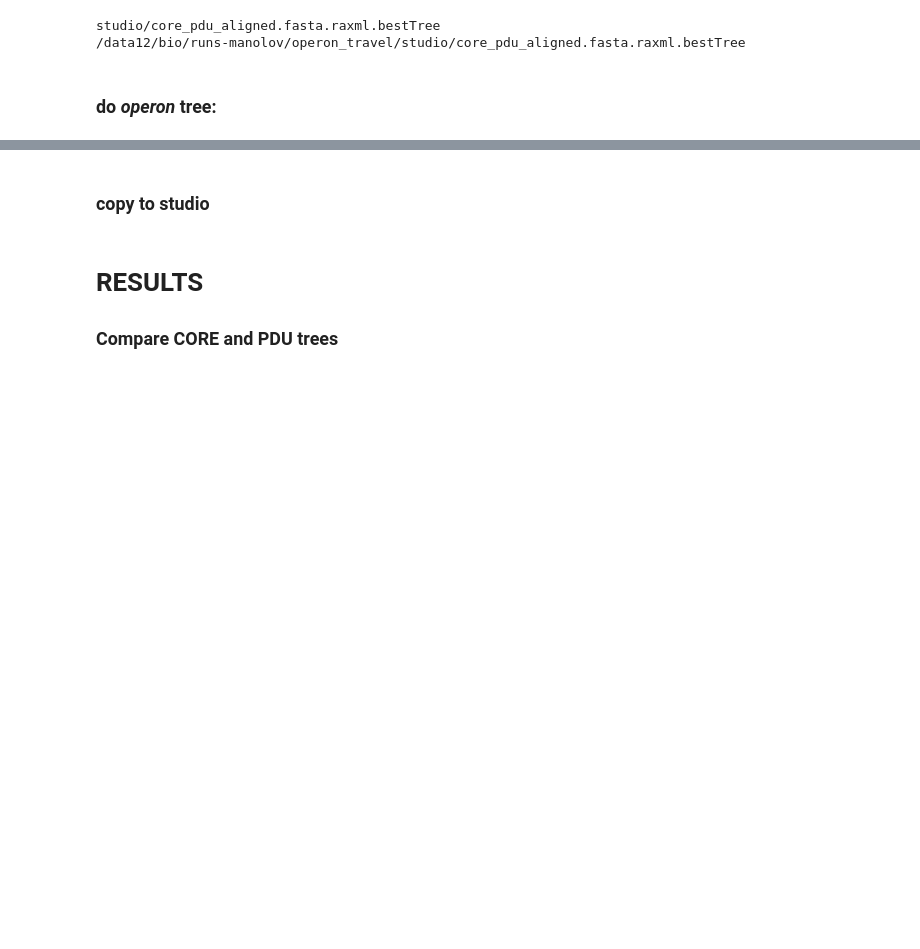
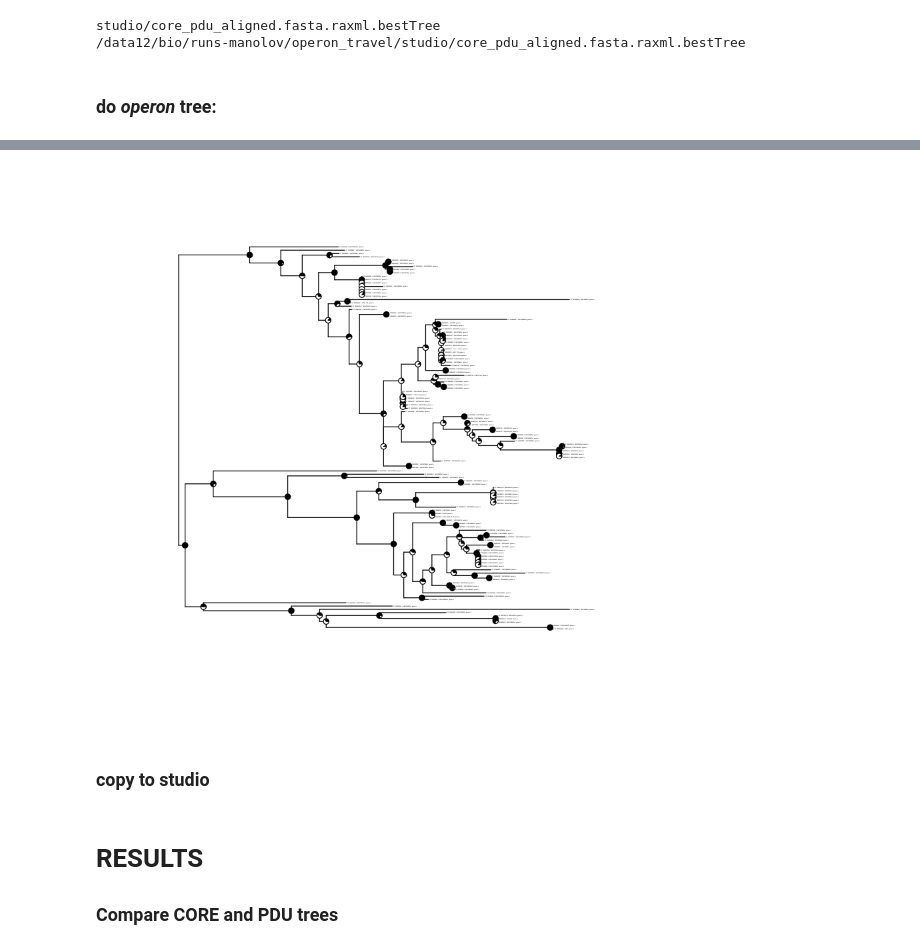
Before and after one commit to paraslonic/operon_travel, a Jupyter notebook: look_trees_PDU_09_09.ipynb, the cells around one changed output, grey strips where cells are left out. Cells and saved outputs as stored; diff of their text form; code cells hidden in the pictures; blank space fills up the shorter version.

```diff
--- a/look_trees_PDU_09_09.ipynb
+++ b/look_trees_PDU_09_09.ipynb
@@ -24,0 +27,2 @@ region_aligned=tmp/og_in_region/pdu/pdu.fasta
+# %%
+tree = read.tree("/data/ps/operon_travel/tmp/og_in_region/pdu/pdu.fasta.raxml.support")
@@ -24,0 +34,8 @@ region_aligned=tmp/og_in_region/pdu/pdu.fasta
+# %%
+tree = midpoint(tree)
+# %%
+plot(tree,standardize=TRUE,colors="grey", cex = 0.1)
+nodelabels(node=1:tree$Nnode+Ntip(tree),
+    pie=cbind(as.numeric(tree$node.label),100-as.numeric(tree$node.label)),
+    piecol=c("black","white"),cex=0.3)
+# %% [output]
@@ -25,3 +49,4 @@ region_aligned=tmp/og_in_region/pdu/pdu.fasta
+[figure, added]
 # %% [markdown]
 ### copy to studio
 # %%
```
Also changed, not shown: parts of 4 cells of this notebook, 8 other files.
